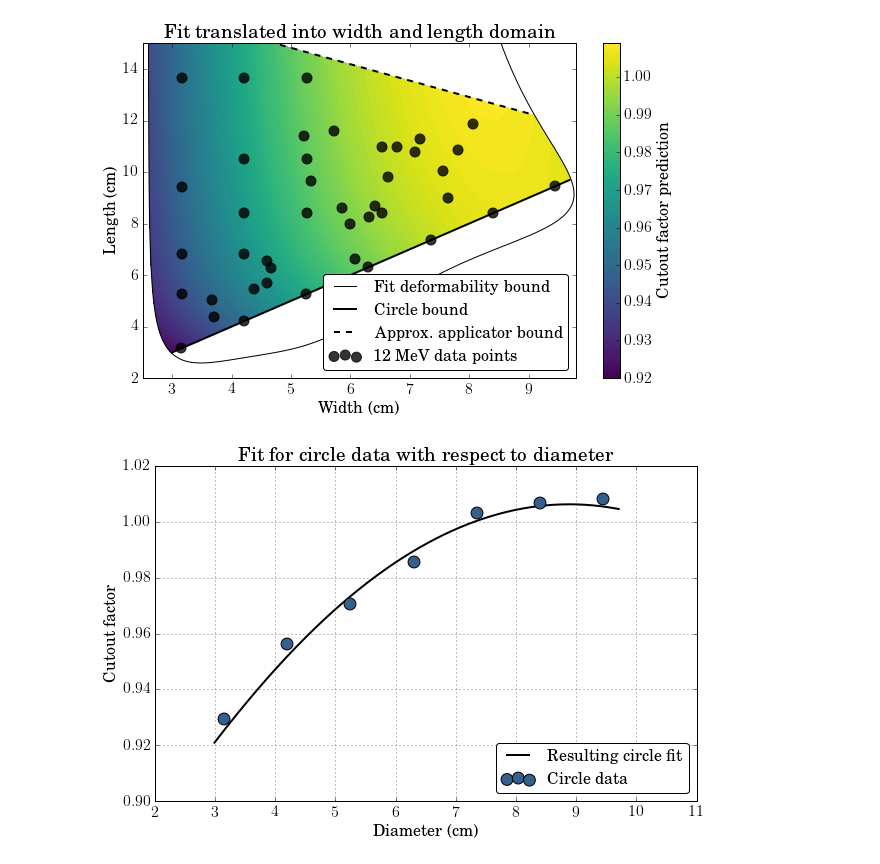
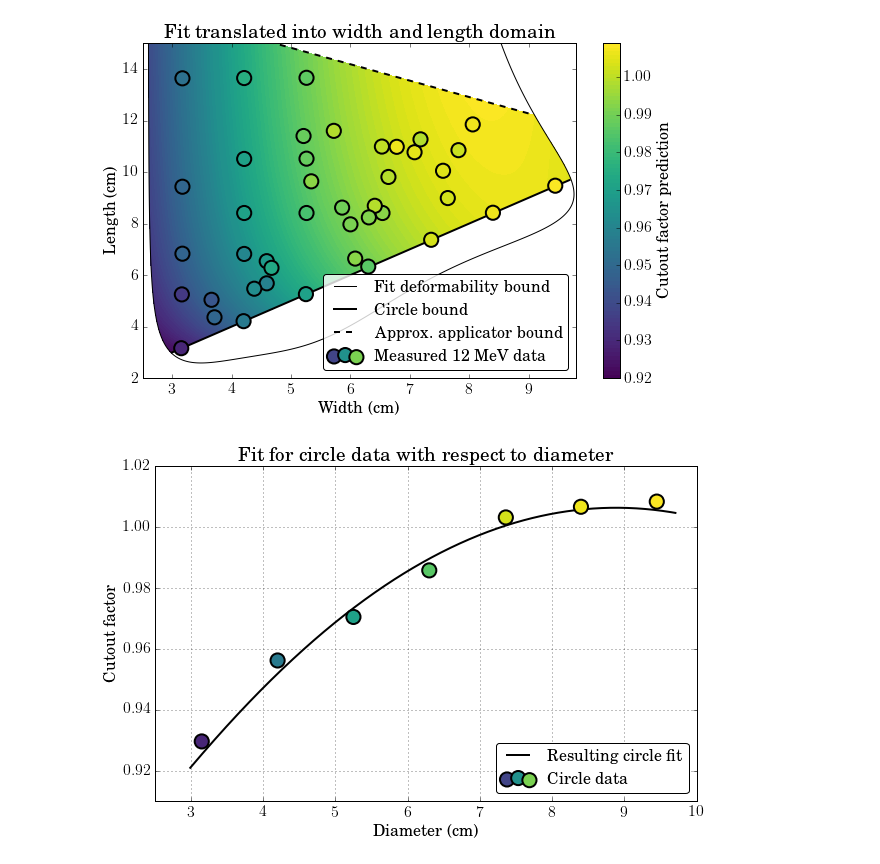
Before and after one commit to SimonBiggs/electronfactors, a Jupyter notebook: examples/Results -- Contour plots of model.ipynb, the cells around one changed output. Drawn from its saved outputs; the diff is of its cells as text; code cells hidden in the pictures.

```diff
--- a/examples/Results -- Contour plots of model.ipynb
+++ b/examples/Results -- Contour plots of model.ipynb
@@ -35,7 +35,10 @@ width = np.array([cutout_data[key]['width'] for key in custom_label])
 length = np.array([cutout_data[key]['length'] for key in custom_label])
 factor = np.array([cutout_data[key]['factor'] for key in custom_label])
 
-perimeter = np.pi / 2 * (3*(width + length) - np.sqrt((3*width + length)*(3*length + width)))
+perimeter = (
+    np.pi / 2 *
+    (3*(width + length) -
+     np.sqrt((3*width + length)*(3*length + width))))
 area = np.pi / 4 * width * length
 eqPonA = perimeter / area
 # %%
@@ -115,26 +153,50 @@ outOfTolerance = (give > 0.5) | (mesh_width > mesh_length) | (mesh_length > mesh
 
 width_length_zz[outOfTolerance] = np.nan
 # %%
-circle_bound_width = np.linspace(np.min(width) - 0.16, np.max(width) + 0.24)
+# vmin = np.nanmin(np.append(width_length_zz, factor))
+# vmax = np.nanmax(np.append(width_length_zz, factor))
+
+vmin = 0.92
+vmax = 1.009
+
+circle_bound_width = np.linspace(
+    np.min(width) - 0.16, np.max(width) + 0.24)
 
 max_length_width = np.linspace(2, 9.1)
-max_area = ((10 * np.sqrt(2) - max_length_width) * max_length_width + (max_length_width/np.sqrt(2))**2)
+max_area = (
+    (10 * np.sqrt(2) - max_length_width) *
+    max_length_width + (max_length_width/np.sqrt(2))**2)
 max_length = 4 * max_area / (np.pi * max_length_width)
 
 
 plt.figure(figsize=(6 * 1.618, 6))
-c = plt.contourf(mesh_width, mesh_length ,width_length_zz, 100,
-                 alpha=1, cmap=green_cm)
-colourbar = plt.colorbar(c, ticks=np.arange(0.90, 1.1, 0.01), label=r'Cutout factor prediction')
+c = plt.contourf(mesh_width, mesh_length, width_length_zz, 100,
+                 alpha=1, cmap=green_cm, vmin=vmin, vmax=vmax)
+colourbar = plt.colorbar(
+    c, ticks=np.arange(0.90, 1.1, 0.01),
+    label=r'Cutout factor prediction')
 
-plt.scatter(width, length, s=100, alpha=0.8,
-            c='black', zorder=3, label=r'12 MeV data points')
+plt.scatter(
+    width, length, s=200, lw=2,
+    c=factor, cmap=green_cm,
+    vmin=vmin, vmax=vmax,
+    zorder=3)
+
+plt.scatter(
+    [-1]*3, [-1]*3, s=200, lw=2,
+    c=[green_cm(0.2), green_cm(0.5), green_cm(0.8)],
+    zorder=3,
+    label=r'Measured 12 MeV data')
 
 plt.contour(mesh_width, mesh_length, give, levels=[0.5], colors='k')
 plt.plot(3, 0.4, 'k-', label=r'Fit deformability bound')
 
-plt.plot(circle_bound_width, circle_bound_width, 'k', lw=2, label=r'Circle bound')
-plt.plot(max_length_width, max_length, 'k--', lw=2, label=r'Approx. applicator bound')
+plt.plot(
+    circle_bound_width, circle_bound_width,
+    'k', lw=2, label=r'Circle bound')
+plt.plot(
+    max_length_width, max_length,
+    'k--', lw=2, label=r'Approx. applicator bound')
 
 plt.xlabel(r'Width (cm)')
 plt.ylabel(r'Length (cm)')
@@ -142,37 +204,51 @@ plt.title(r'Fit translated into width and length domain')
 plt.xlim([2.5, 9.8])
 plt.ylim([2,15])
 
-# plt.axis("Equal")
 legend = plt.legend(fancybox=True, loc='lower right')
-legend.get_frame().set_facecolor('white')
+legend.get_frame().set_facecolor([1,1,1,0.8])
 # %% [output]
-[figure, old version]
+[figure, new version]
 # %%
 plt.figure(figsize=(6 * 1.618, 6))
 
 circle_width = np.linspace(2,12, 1000)
 circle_eqPonA = to_eqPonA(circle_width, circle_width)
 
-give_circle = fit_give(circle_width, circle_eqPonA, width, eqPonA, factor, kx=2, ky=1)
+give_circle = fit_give(
+    circle_width, circle_eqPonA,
+    width, eqPonA, factor, kx=2, ky=1)
 circle_width = circle_width[give_circle < 0.5]
 circle_eqPonA = circle_eqPonA[give_circle < 0.5]
 
 circle_prediction = model(circle_width, circle_eqPonA)
-plt.plot(circle_width, circle_prediction, 'k', lw=2, label=r'Resulting circle fit')
+plt.plot(
+    circle_width, circle_prediction,
+    'k', lw=2, label=r'Resulting circle fit')
 circle_ref = np.abs(width - length) < 0.1
+
 plt.scatter(
     width[circle_ref], factor[circle_ref],
-    s=140, zorder=3, label=r'Circle data',
-    c=green_cm(0.3)
-)
+    s=200, lw=2,
+    c=factor[circle_ref], cmap=green_cm,
+    vmin=vmin, vmax=vmax,
+    zorder=3)
+
+plt.scatter(
+    [-1]*3, [-1]*3, s=200, lw=2,
+    c=[green_cm(0.2), green_cm(0.5), green_cm(0.8)],
+    zorder=3,
+    label=r'Circle data')
+
+plt.xlim([2.5, 10])
+plt.ylim([0.91, 1.02])
 
 plt.xlabel('Diameter (cm)')
 plt.ylabel('Cutout factor')
 plt.title('Fit for circle data with respect to diameter')
 legend = plt.legend(fancybox=True, loc='lower right')
 legend.get_frame().set_facecolor('white')
 
 plt.grid(True)
 # %% [output]
-[figure, old version]
+[figure, new version]
 # %%
```
Also changed, not shown: parts of 9 cells of this notebook, 3 other files.
